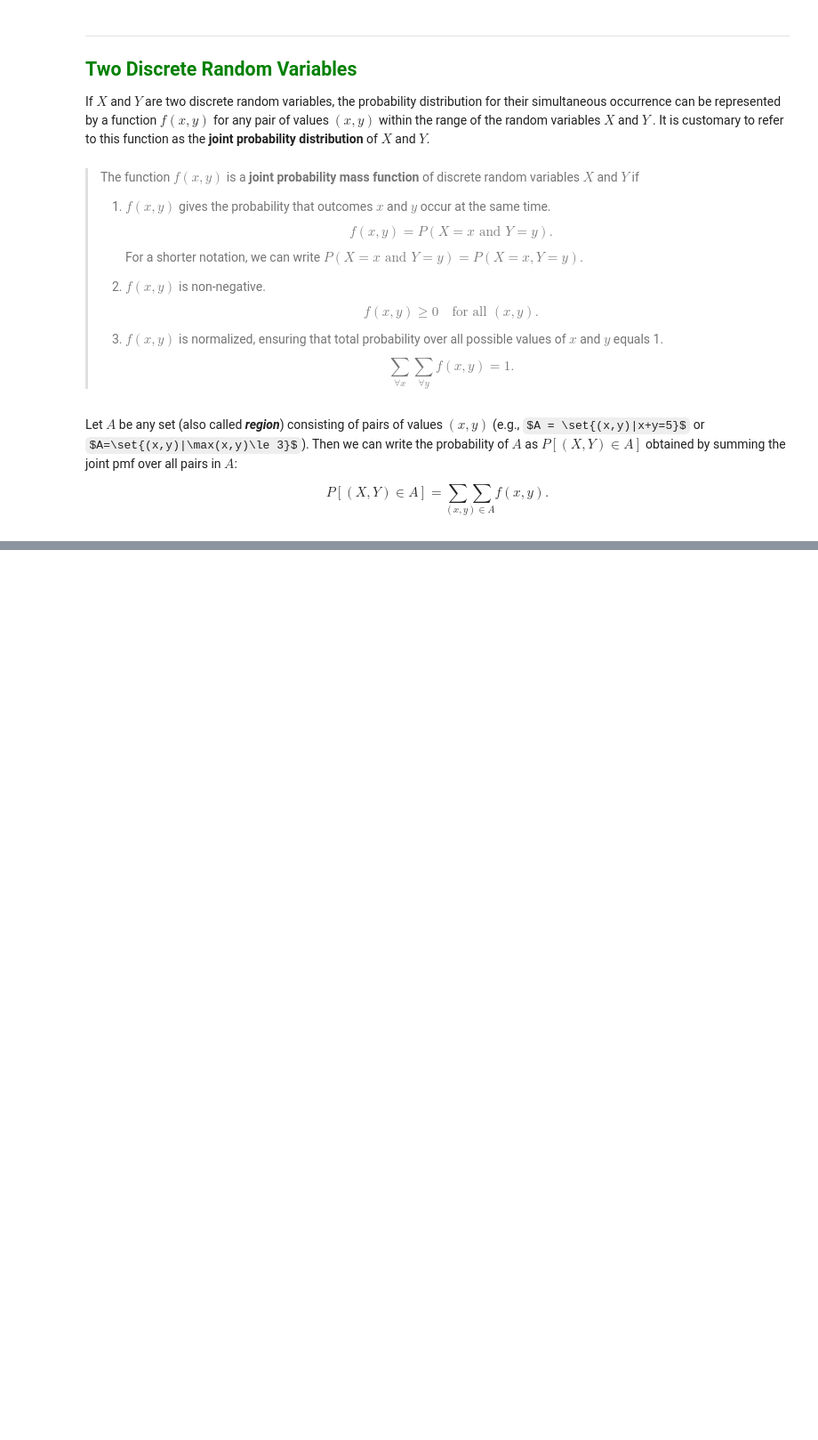
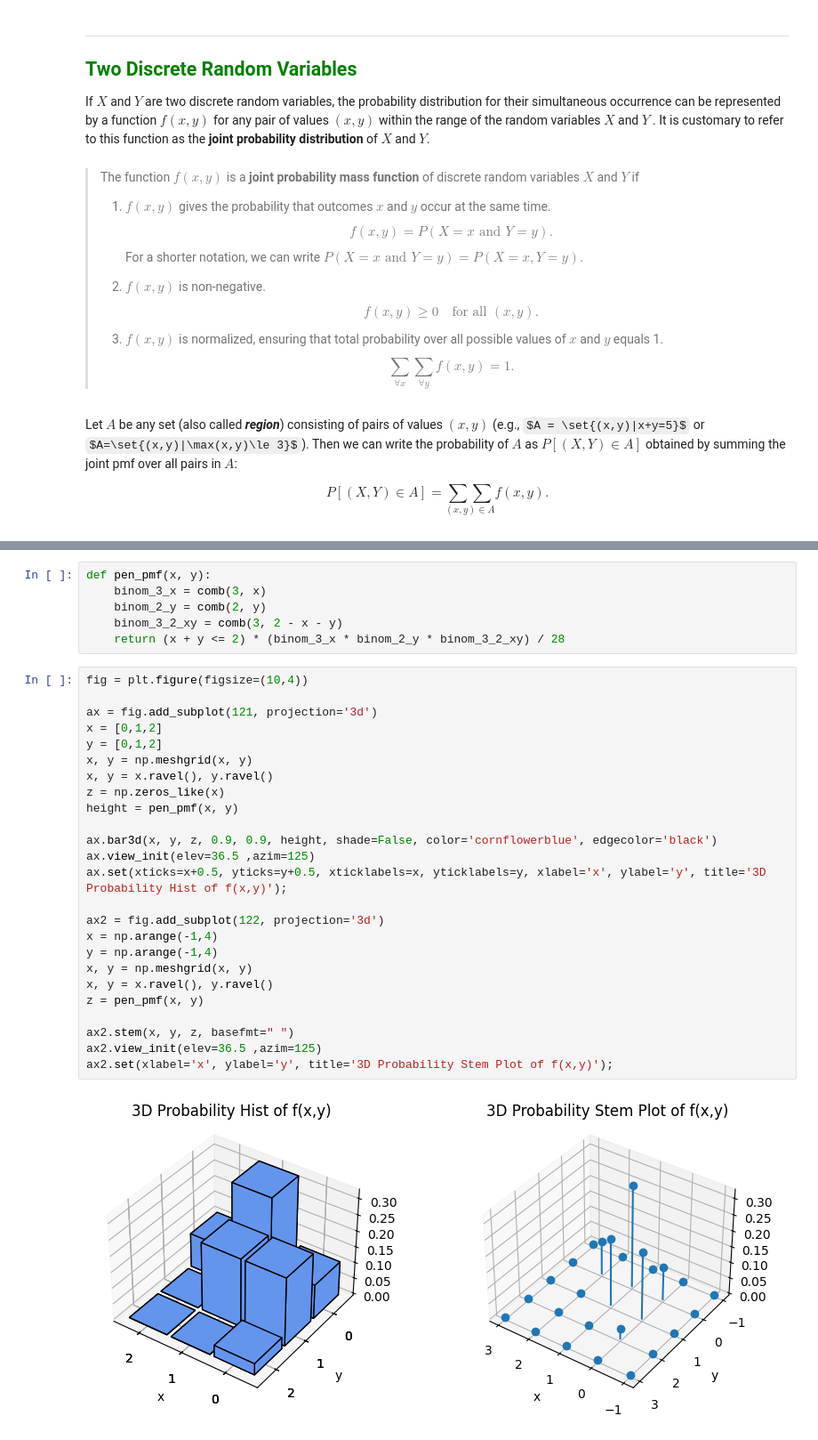
Before and after one commit to NEWisREAL1/Statistics-Notebooks, a Jupyter notebook: Chapter 4 - Random Variables.ipynb, the cells around one changed output, grey strips where cells are left out. Shown at 89% size. Cells and saved outputs as stored; diff of their text form; some formulas as TeX source; blank space fills up the shorter version.

```diff
--- a/Chapter 4 - Random Variables.ipynb
+++ b/Chapter 4 - Random Variables.ipynb
@@ -741,0 +783,33 @@ $$
+# %%
+def pen_pmf(x, y):
+    binom_3_x = comb(3, x)
+    binom_2_y = comb(2, y)
+    binom_3_2_xy = comb(3, 2 - x - y)
+    return (x + y <= 2) * (binom_3_x * binom_2_y * binom_3_2_xy) / 28
+# %%
+fig = plt.figure(figsize=(10,4))
+
+ax = fig.add_subplot(121, projection='3d')
+x = [0,1,2]
+y = [0,1,2]
+x, y = np.meshgrid(x, y)
+x, y = x.ravel(), y.ravel()
+z = np.zeros_like(x)
+height = pen_pmf(x, y)
+
+ax.bar3d(x, y, z, 0.9, 0.9, height, shade=False, color='cornflowerblue', edgecolor='black')
+ax.view_init(elev=36.5 ,azim=125)
+ax.set(xticks=x+0.5, yticks=y+0.5, xticklabels=x, yticklabels=y, xlabel='x', ylabel='y', title='3D Probability Hist of f(x,y)');
+
+ax2 = fig.add_subplot(122, projection='3d')
+x = np.arange(-1,4)
+y = np.arange(-1,4)
+x, y = np.meshgrid(x, y)
+x, y = x.ravel(), y.ravel()
+z = pen_pmf(x, y)
+
+ax2.stem(x, y, z, basefmt=" ")
+ax2.view_init(elev=36.5 ,azim=125)
+ax2.set(xlabel='x', ylabel='y', title='3D Probability Stem Plot of f(x,y)');
+# %% [output]
+[figure, added]
```
Also changed, not shown: parts of 36 cells of this notebook.
